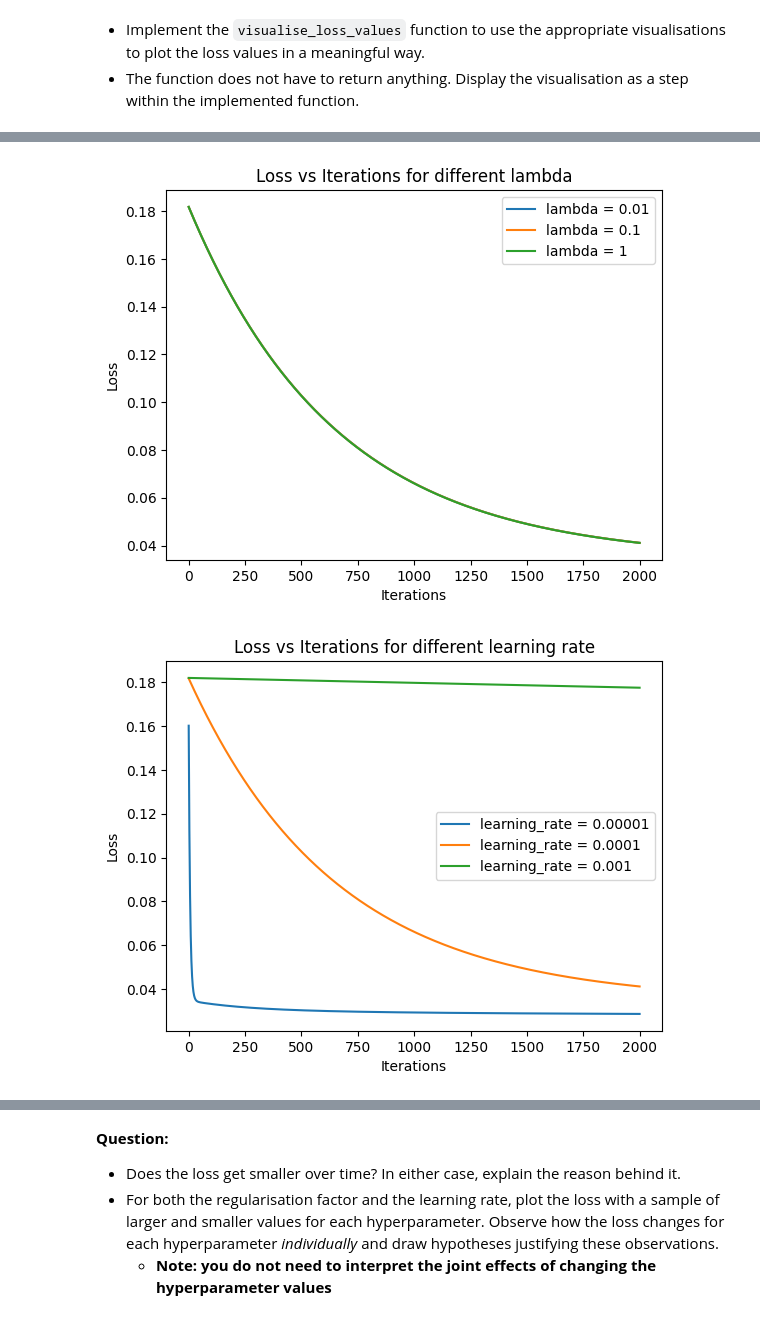
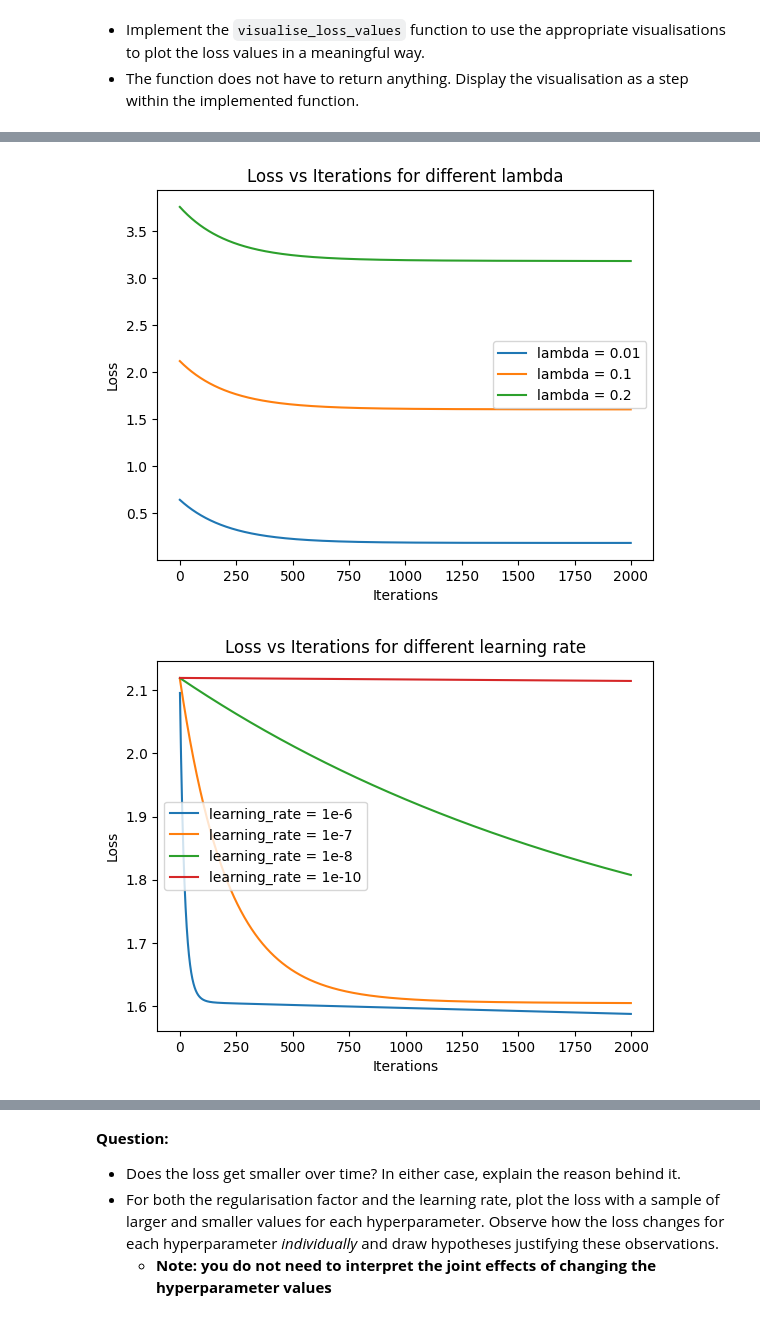
Before and after one commit to DamianRElkins/RidgeRegression, a Jupyter notebook: assignment_COMP0186.ipynb, the cells around one changed output, grey strips where cells are left out. Drawn from its saved outputs; the diff is of its cells as text; code cells hidden in the pictures.

```diff
--- a/assignment_COMP0186.ipynb
+++ b/assignment_COMP0186.ipynb
@@ -996,11 +1007,16 @@ def prepare_data_for_training(X, y=None):
     """
 
     # Your Code Here
+    # make X numpy
     X = X.to_numpy()
+    # add 1s for the constant bias
+    X = np.hstack([np.ones((X.shape[0], 1)), X])
+    print(X.shape)
+
     if y is not None and isinstance(y, pd.DataFrame):
         y = y.to_numpy()
+        print(y.shape)
 
-    print(X.shape)
     return X, y
 # %%
 X_, y_ = prepare_data_for_training(full_X, full_y)
@@ -1239,10 +1269,12 @@ def train_entire_model(X_, y_, hyperparams):
     losses = []
     np.random.seed(64)
     _theta = np.random.normal(0, 1, X_.shape[1])
+    _lambda = hyperparams["lambda"]
+
 
     for i in range(2000):
         _theta = train_stoch_ridge_reg(X_, y_, _theta, hyperparams)
-        losses.append(np.mean((y_ - X_ @ _theta) ** 2))
+        losses.append(np.mean((y_ - X_ @ _theta) ** 2)+ _lambda * _theta.T @ _theta)
 
     return losses
 # %%
@@ -1251,7 +1283,7 @@ X_, y_ = X_, y_ # Reusing data structures from before
 hyperparameters = {
     # Your Code Here
     "lambda": 0.1,
-    "learning_rate": 1e-6
+    "learning_rate": 1e-7
 }
 
 
@@ -1287,41 +1314,49 @@ visualise_loss_values(losses)
 # gather losses with different lambda and learning rate
 lambda_losses = []
 learning_rate_losses = []
-for _lambda in [0.01, 0.1, 1]:
+for _lambda in [0.01, 0.1, 0.2]:
     hyperparameters = {
 
         "lambda": _lambda,
-        "learning_rate": 1e-6
+        "learning_rate": 1e-7
     }
     losses = train_entire_model(X_, y_, hyperparameters)
     lambda_losses.append(losses)
 
-for learning_rate in [1e-4, 1e-6 , 1e-8, 1e-10]:
+for learning_rate in [1e-6 , 1e-7, 1e-8, 1e-10, 1e-4]:
     hyperparameters = {
         "lambda": 0.1,
         "learning_rate": learning_rate
     }
     losses = train_entire_model(X_, y_, hyperparameters)
     learning_rate_losses.append(losses)
 
 # plot all lambda losses on the same graph
 plt.plot(lambda_losses[0], label='lambda = 0.01')
 plt.plot(lambda_losses[1], label='lambda = 0.1')
-plt.plot(lambda_losses[2], label='lambda = 1')
+plt.plot(lambda_losses[2], label='lambda = 0.2')
 plt.xlabel('Iterations')
 plt.ylabel('Loss')
 plt.title('Loss vs Iterations for different lambda')
 plt.legend()
 plt.show()
 
-plt.plot(learning_rate_losses[0], label='learning_rate = 0.00001')
-plt.plot(learning_rate_losses[1], label='learning_rate = 0.0001')
-plt.plot(learning_rate_losses[2], label='learning_rate = 0.001')
+plt.plot(learning_rate_losses[0], label='learning_rate = 1e-6')
+plt.plot(learning_rate_losses[1], label='learning_rate = 1e-7')
+plt.plot(learning_rate_losses[2], label='learning_rate = 1e-8')
+plt.plot(learning_rate_losses[3], label='learning_rate = 1e-10')
 plt.xlabel('Iterations')
 plt.ylabel('Loss')
 plt.title('Loss vs Iterations for different learning rate')
 plt.legend()
 plt.show()
+
+plt.plot(learning_rate_losses[4])
+plt.xlabel('Iterations')
+plt.ylabel('Loss')
+plt.title('Loss vs Iterations for 1e-4 learning rate')
+
+plt.show()
 # %% [output]
-[figure, old version]
+[figure, new version]
-[figure, old version]
+[figure, new version]
```
Also changed, not shown: parts of 23 cells of this notebook.
